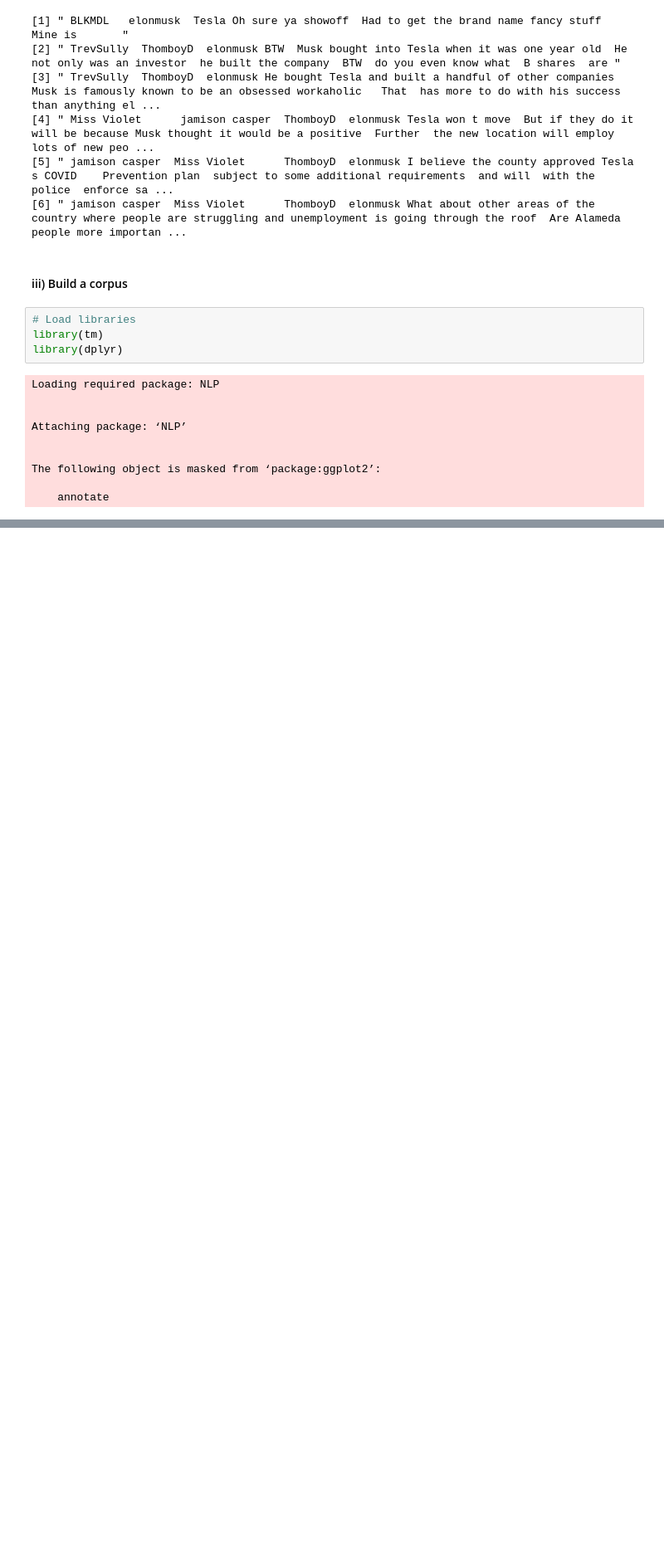
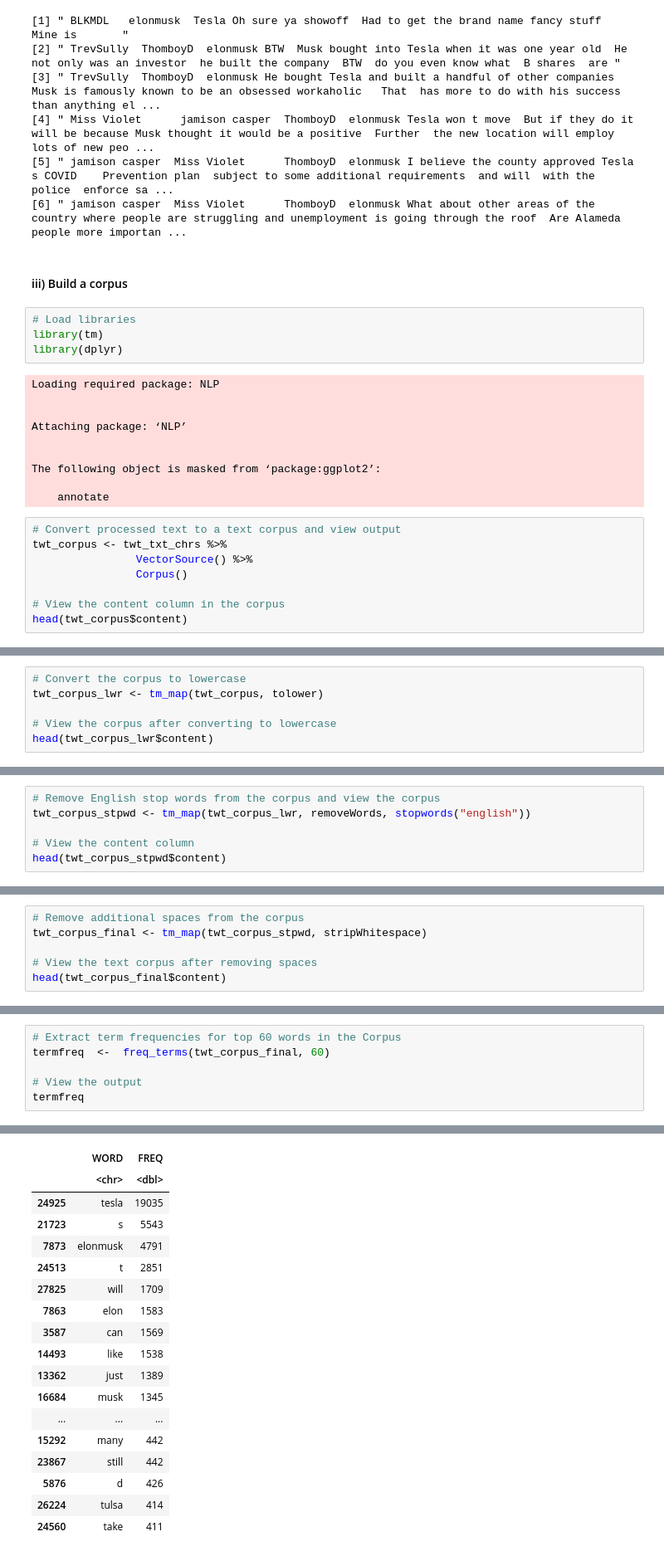
Before and after one commit to datacamp/Brand-Analysis-using-Social-Media-Data-in-R-Live-Training, a Jupyter notebook: notebooks/brand_analysis_solution.ipynb, the cells around one changed output, grey strips where cells are left out. Shown at 83% size. Saved outputs shown, nothing was run; the diff lists cells and outputs as text; blank space fills up the shorter version.

```diff
--- a/notebooks/brand_analysis_solution.ipynb
+++ b/notebooks/brand_analysis_solution.ipynb
@@ -409,3 +438,11 @@ Attaching package: ‘NLP’
 The following object is masked from ‘package:ggplot2’:
 
     annotate
+# %%
+# Convert processed text to a text corpus and view output
+twt_corpus <- twt_txt_chrs %>%
+                VectorSource() %>%
+                Corpus()
+
+# View the content column in the corpus
+head(twt_corpus$content)
@@ -411,0 +458,6 @@ The following object is masked from ‘package:ggplot2’:
+# %%
+# Convert the corpus to lowercase
+twt_corpus_lwr <- tm_map(twt_corpus, tolower)
+
+# View the corpus after converting to lowercase
+head(twt_corpus_lwr$content)
@@ -411,0 +475,6 @@ The following object is masked from ‘package:ggplot2’:
+# %%
+# Remove English stop words from the corpus and view the corpus
+twt_corpus_stpwd <- tm_map(twt_corpus_lwr, removeWords, stopwords("english"))
+
+# View the content column
+head(twt_corpus_stpwd$content)
@@ -411,0 +492,6 @@ The following object is masked from ‘package:ggplot2’:
+# %%
+# Remove additional spaces from the corpus
+twt_corpus_final <- tm_map(twt_corpus_stpwd, stripWhitespace)
+
+# View the text corpus after removing spaces
+head(twt_corpus_final$content)
@@ -411,0 +530,7 @@ The following object is masked from ‘package:ggplot2’:
+# %%
+# Extract term frequencies for top 60 words in the Corpus
+termfreq  <-  freq_terms(twt_corpus_final, 60)
+
+# View the output
+termfreq
+# %% [output]
@@ -411,0 +538,18 @@ The following object is masked from ‘package:ggplot2’:
+|  | WORD | FREQ |
+|  | <chr> | <dbl> |
+| 24925 | tesla | 19035 |
+| 21723 | s | 5543 |
+| 7873 | elonmusk | 4791 |
+| 24513 | t | 2851 |
+| 27825 | will | 1709 |
+| 7863 | elon | 1583 |
+| 3587 | can | 1569 |
+| 14493 | like | 1538 |
+| 13362 | just | 1389 |
+| 16684 | musk | 1345 |
+| ... | ... | ... |
+| 15292 | many | 442 |
+| 23867 | still | 442 |
+| 5876 | d | 426 |
+| 26224 | tulsa | 414 |
+| 24560 | take | 411 |
```
Also changed, not shown: parts of 16 cells of this notebook.
